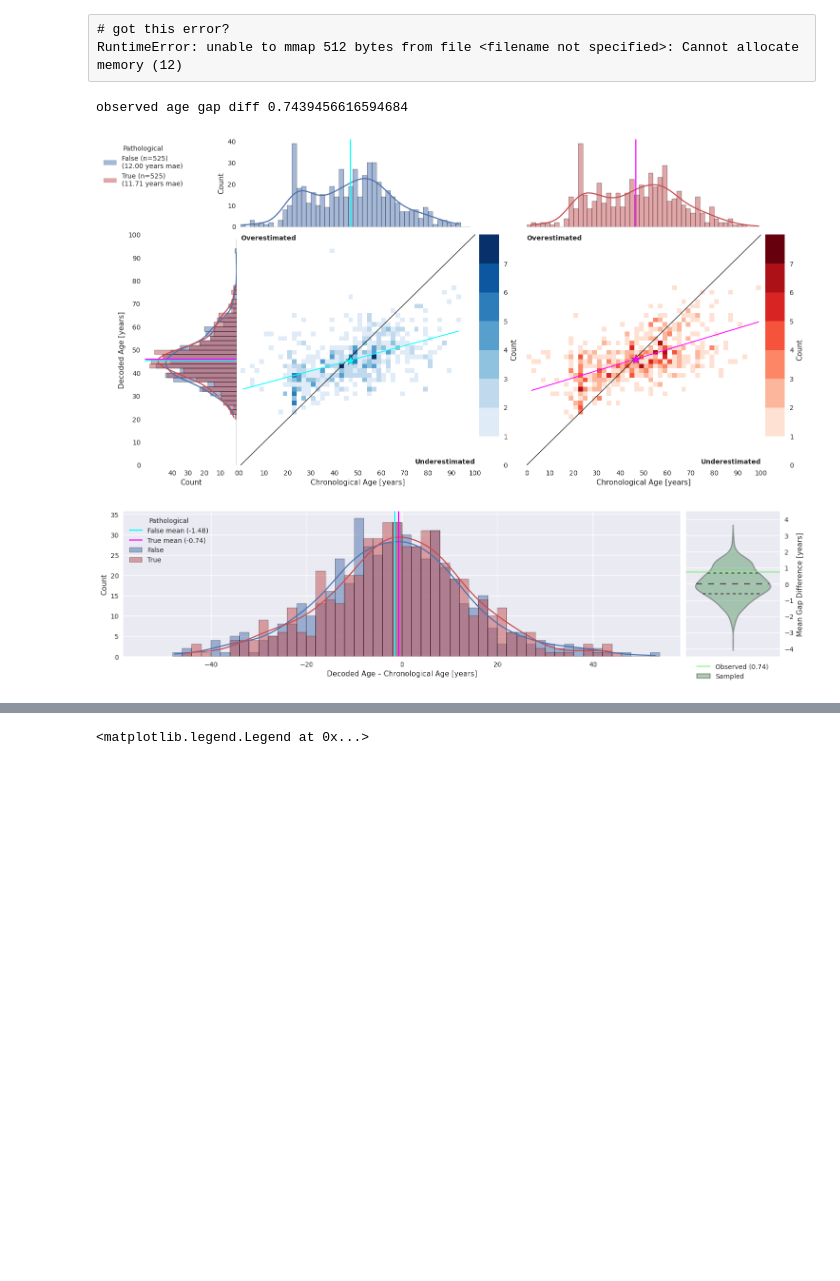
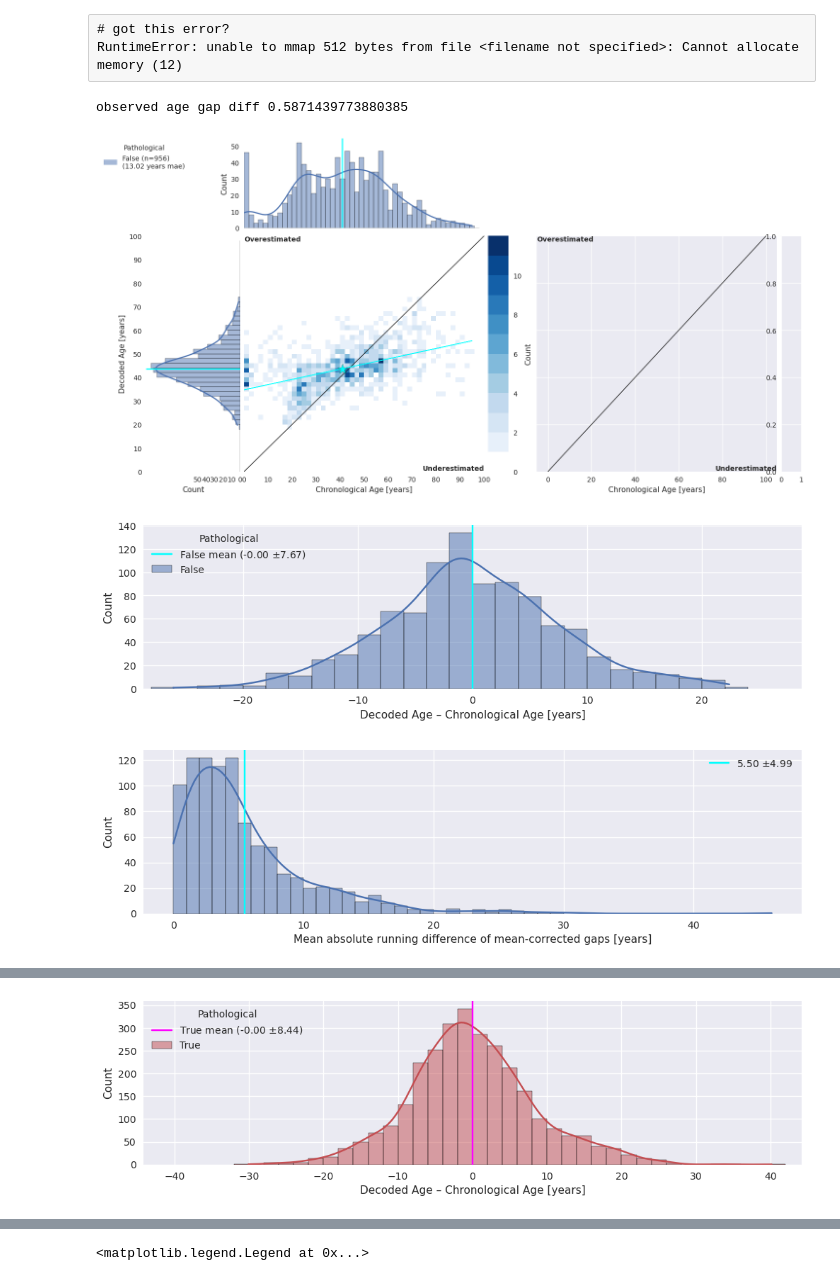
Before and after one commit to gemeinl/eeg-brain-age, a Jupyter notebook: predict_longitudinal.ipynb, the cells around one changed output, grey strips where cells are left out. Cells and saved outputs as stored; diff of their text form; code cells hidden in the pictures; blank space fills up the shorter version.

```diff
--- a/predict_longitudinal.ipynb
+++ b/predict_longitudinal.ipynb
@@ -158,6 +158,7 @@ save = True
 # read all experiment models (seeds and cv / eval runs) to predict longitudinal datasets
 # 'transition', 'non_pathological', 'pathological'
 for ds_name in ['pathological']:
+    ds_name = '_'.join([ds_name, 'long'])  # !
     for exp_path in iter_exp_dir(exp_dir, exp_date):
         print(f'loading exp {exp_path}')
         estimator, data_scaler, target_scaler, config = load_exp(
@@ -177,7 +178,7 @@ for ds_name in ['pathological']:
             data_scaler,
             int(config.n_jobs),
             subject_wise=True,
-            mem_efficient=ds_name in ['pathological'],
+            mem_efficient=ds_name.startswith('pathological'),
         )
         # write preds to file
         if save:
@@ -338,8 +306,8 @@ exp_date = '2023-02-15T18:43:26.819382'
 checkpoint = 'train_end'
 # %%
 bin_width = 2
-n_repetitions = 1000  # actually 100000!
-detrend = None#'quadratic'
+n_repetitions = 100  # actually 100000!
+detrend = 'quadratic'
 # %%
 if n_repetitions != 100000:
     print("WARNING! Wrong number of reps!")
@@ -353,29 +318,0 @@ subject_wise = True
-# %%
-cols = ['y_true', 'y_pred', 'subject', 'pathological']
-for ds_name in ['transition']:#, 'non_pathological', 'pathological']:
-    all_preds, configs = [], []
-    for i, exp_path in enumerate(iter_exp_dir(exp_dir, exp_date)):
-        preds_path = os.path.join(exp_dir, exp_path, 'preds', f'{checkpoint}_longitudinal_{ds_name}_preds.csv')
-        try:
-            preds = pd.read_csv(preds_path, index_col=0)[cols]
-        except:
-            continue
-        all_preds.append(preds)
-    all_preds = pd.concat(all_preds)
-    all_preds = all_preds.reset_index().groupby('index').mean().reset_index(drop=True)
-
-    if subject_wise:
-        all_preds = all_preds.groupby(['pathological', 'subject'], as_index=False).mean()
-
-    plot_heatmaps(all_preds, bin_width)
-    # possible to deconfound here?
-    if detrend is not None:
-        all_preds = deconfound(all_preds, detrend)
-    if ds_name == 'transition':
-        plot_age_gap_hist_and_permutation_test(all_preds, bin_width, n_repetitions)
-    else:
-        plot_age_gap_hist(all_preds, bin_width)
-# %% [output]
-observed age gap diff 0.7439456616594684
-[figure, removed]
-[figure, removed]
@@ -381,0 +323,34 @@ observed age gap diff 0.7439456616594684
+# %%
+cols = ['y_true', 'y_pred', 'subject', 'pathological']
+for ds_name in ['non_pathological', 'pathological', 'transition', ]:#['transition', 'non_pathological', 'pathological']:
+    all_preds, configs = [], []
+    for i, exp_path in enumerate(iter_exp_dir(exp_dir, exp_date)):
+        preds_path = os.path.join(exp_dir, exp_path, 'preds', f'{checkpoint}_longitudinal_{ds_name}_preds.csv')
+        try:
+            preds = pd.read_csv(preds_path, index_col=0)[cols]
+        except:
+            continue
+        all_preds.append(preds)
+    all_preds = pd.concat(all_preds)
+    all_preds = all_preds.reset_index().groupby('index').mean().reset_index(drop=True)
+
+    preds_to_plot = all_preds
+    if subject_wise:
+        all_subject_preds = all_preds.groupby(['pathological', 'subject'], as_index=False).mean()
+        preds_to_plot = all_subject_preds
+
+    plot_heatmaps(preds_to_plot, bin_width)
+    # possible to deconfound here?
+    if detrend is not None:
+        preds_to_plot = deconfound(preds_to_plot, detrend)
+    if ds_name == 'transition':
+        plot_age_gap_hist_and_permutation_test(preds_to_plot, bin_width, n_repetitions)
+    else:
+        plot_age_gap_hist(preds_to_plot, bin_width)
+    d = mean_abs_running_diff_of_mean_corrected_gaps(all_preds)
+    ax = plot_mean_abs_running_diff_of_mean_corrected_gaps(d)
+# %% [output]
+observed age gap diff 0.5871439773880385
+[figure, added]
+[figure, added]
+[figure, added]
@@ -381,0 +358 @@ observed age gap diff 0.7439456616594684
+[figure, added]
```
Also changed, not shown: parts of 33 cells of this notebook, 6 other files.
